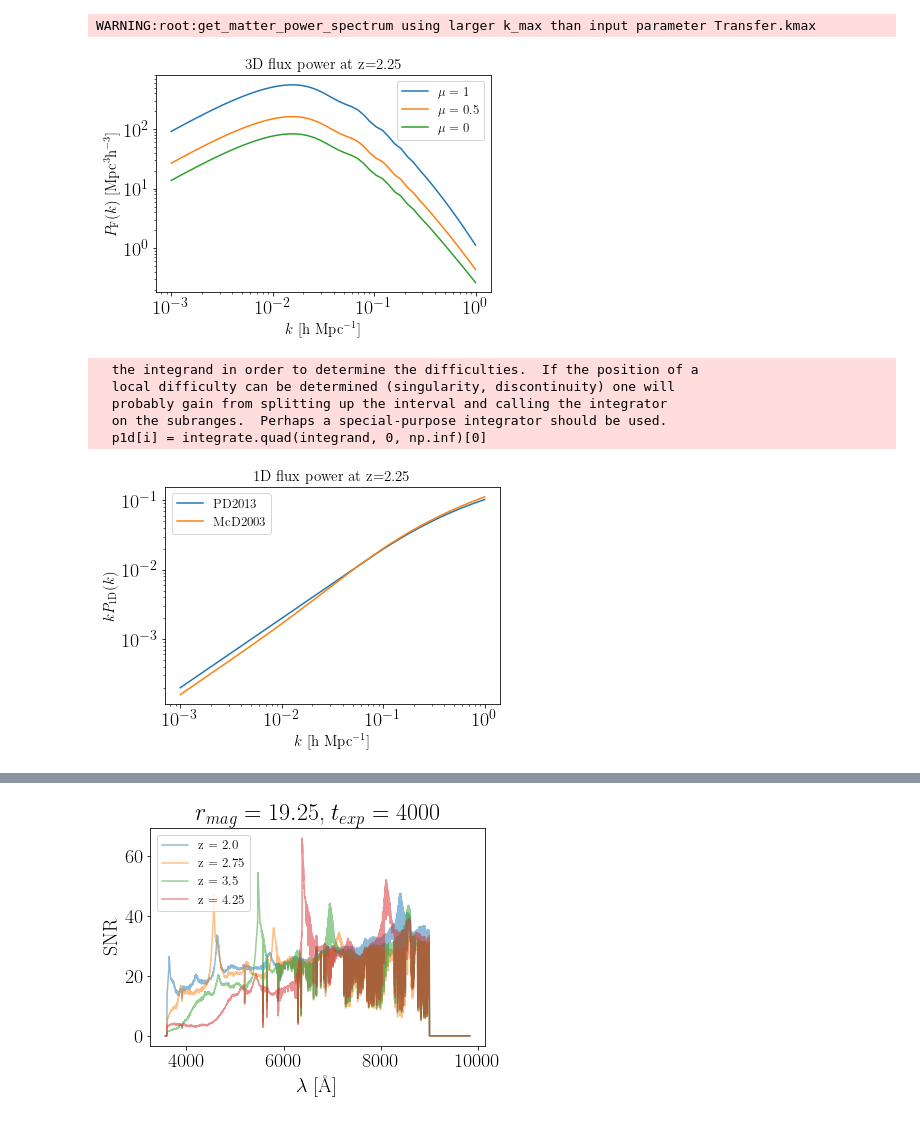
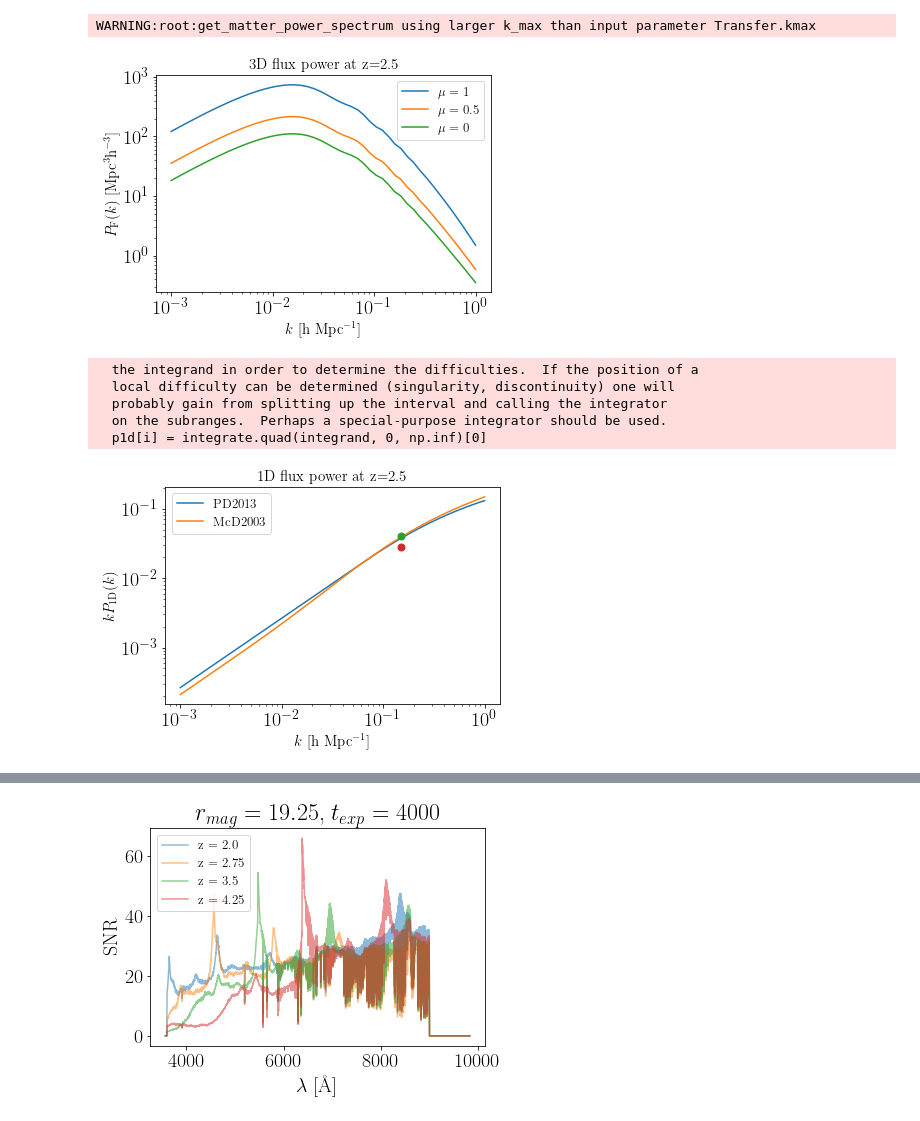
Before and after one commit to mishra-n/DESI-II-LyaProjections, a Jupyter notebook: Test.ipynb, the cells around one changed output, grey strips where cells are left out. Cells and saved outputs as stored; diff of their text form; code cells hidden in the pictures.

```diff
--- a/Test.ipynb
+++ b/Test.ipynb
@@ -27,30 +27,32 @@ WARNING:root:get_matter_power_spectrum using larger k_max than input parameter T
 # %%
 ks = np.logspace(-3, 0)
 # %%
-z = 2.25
+z = 2.5
 plt.loglog(ks, theory.FluxP3D_McD2003_hMpc(z=z, k_hMpc=ks, mu=1), label='$\mu = 1$')
 plt.loglog(ks, theory.FluxP3D_McD2003_hMpc(z=z, k_hMpc=ks, mu=0.5), label='$\mu = 0.5$')
 plt.loglog(ks, theory.FluxP3D_McD2003_hMpc(z=z, k_hMpc=ks, mu=0), label='$\mu = 0$')
-
 plt.xlabel(r'$k$ [h $\rm{Mpc}^{-1}$]',fontsize=15)
 plt.ylabel(r'$P_{\rm{F}}(k)$ [$\rm{Mpc}^3 \rm{h}^{-3}$]',fontsize=15)
 plt.title(r'3D flux power at z='+str(z),fontsize=15)
 plt.legend()
 plt.show()
 # %% [output]
-[figure, old version]
+[figure, new version]
 # %%
 plt.loglog(ks, ks*theory.FluxP1D_PD2013_hMpc(z=z, k_hMpc=ks), label='PD2013')
 plt.loglog(ks, ks*theory.FluxP1D_McD2003_hMpc(z=z, k_hMpc=ks), label='McD2003')
+plt.plot(.15, .15*0.27, '.', markersize=14)
+plt.plot(.15, .15*0.19, '.', markersize=14)
+
 plt.xlabel(r'$k$ [h $\rm{Mpc}^{-1}$]',fontsize=15)
 plt.ylabel(r'$k P_{\rm{1D}}(k)$ ',fontsize=15)
 plt.title(r'1D flux power at z='+str(z),fontsize=15)
 plt.legend()
 plt.show()
 # %% [output]
   the integrand in order to determine the difficulties.  If the position of a
   local difficulty can be determined (singularity, discontinuity) one will
   probably gain from splitting up the interval and calling the integrator
   on the subranges.  Perhaps a special-purpose integrator should be used.
   p1d[i] = integrate.quad(integrand, 0, np.inf)[0]
-[figure, old version]
+[figure, new version]
```
Also changed, not shown: parts of 8 cells of this notebook.
